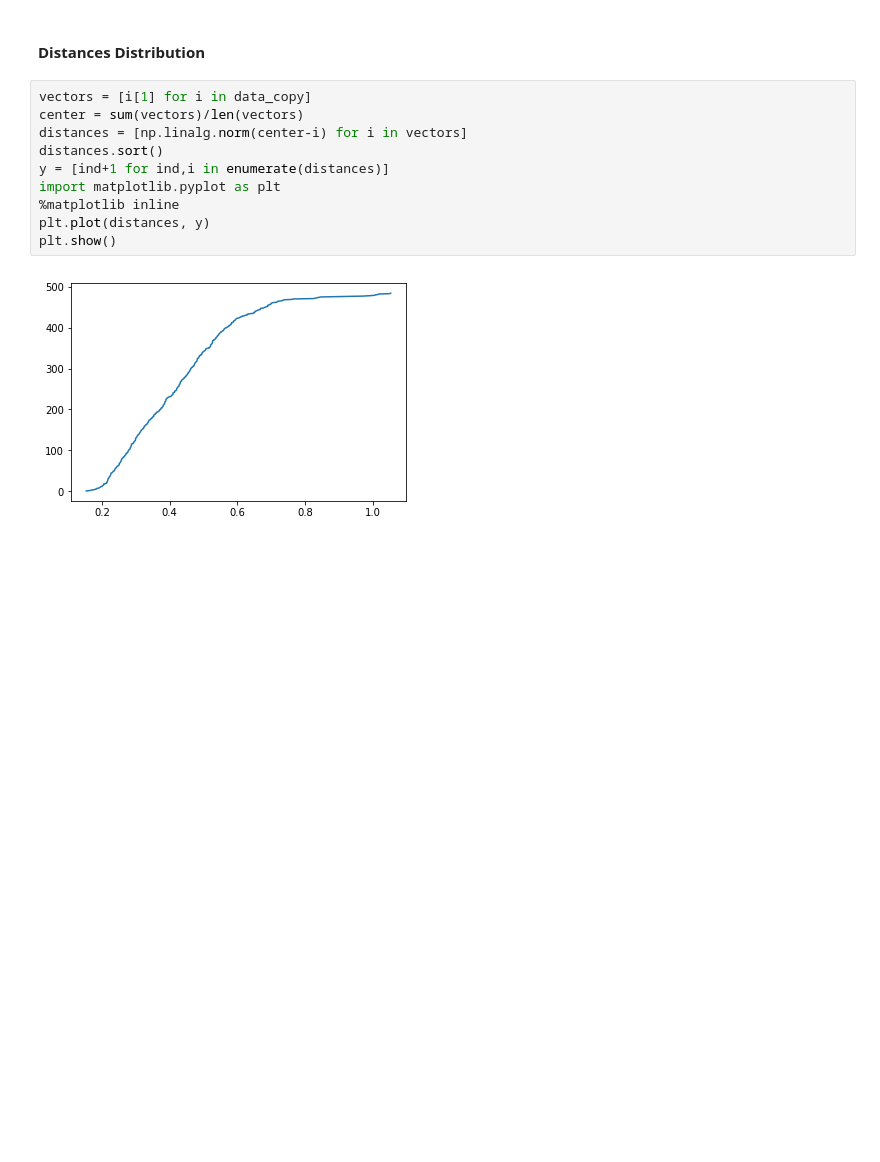
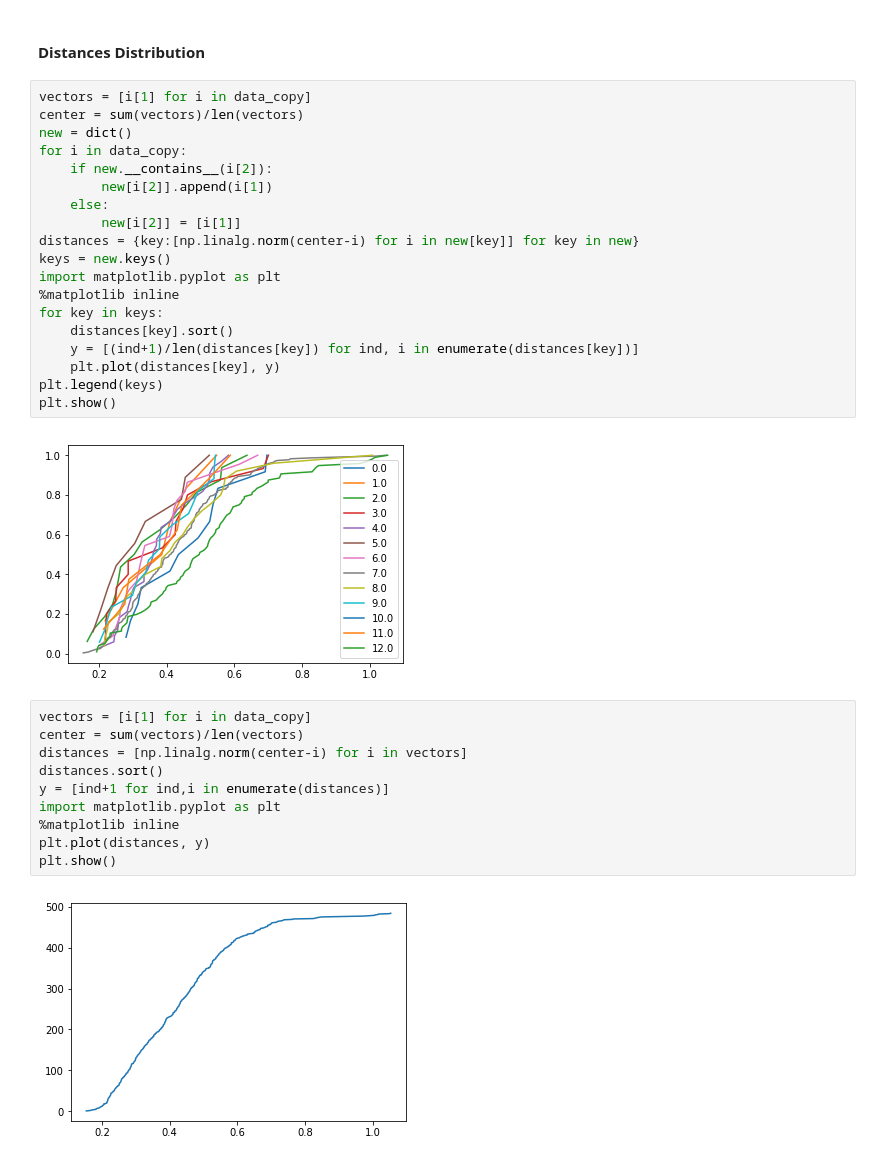
Before and after one commit to ASEDOS999/SearchScript, a Jupyter notebook: SemanticAnalysis/Experiments/TextsClusters/Clusterization.ipynb, the cells around one changed output. Saved outputs shown, nothing was run; the diff lists cells and outputs as text; blank space fills up the shorter version.

Commit message:
Fix graphs for distributions

```diff
--- a/SemanticAnalysis/Experiments/TextsClusters/Clusterization.ipynb
+++ b/SemanticAnalysis/Experiments/TextsClusters/Clusterization.ipynb
@@ -215,5 +213,26 @@ df.plot(kind='bar')
 # %% [markdown]
 #### Distances Distribution
+# %%
+vectors = [i[1] for i in data_copy]
+center = sum(vectors)/len(vectors)
+new = dict()
+for i in data_copy:
+    if new.__contains__(i[2]):
+        new[i[2]].append(i[1])
+    else:
+        new[i[2]] = [i[1]]
+distances = {key:[np.linalg.norm(center-i) for i in new[key]] for key in new}
+keys = new.keys()
+import matplotlib.pyplot as plt
+%matplotlib inline
+for key in keys:
+    distances[key].sort()
+    y = [(ind+1)/len(distances[key]) for ind, i in enumerate(distances[key])]
+    plt.plot(distances[key], y)
+plt.legend(keys)
+plt.show()
+# %% [output]
+[figure, added]
 # %%
 vectors = [i[1] for i in data_copy]
 center = sum(vectors)/len(vectors)
```
Also changed, not shown: parts of 3 cells of this notebook.
